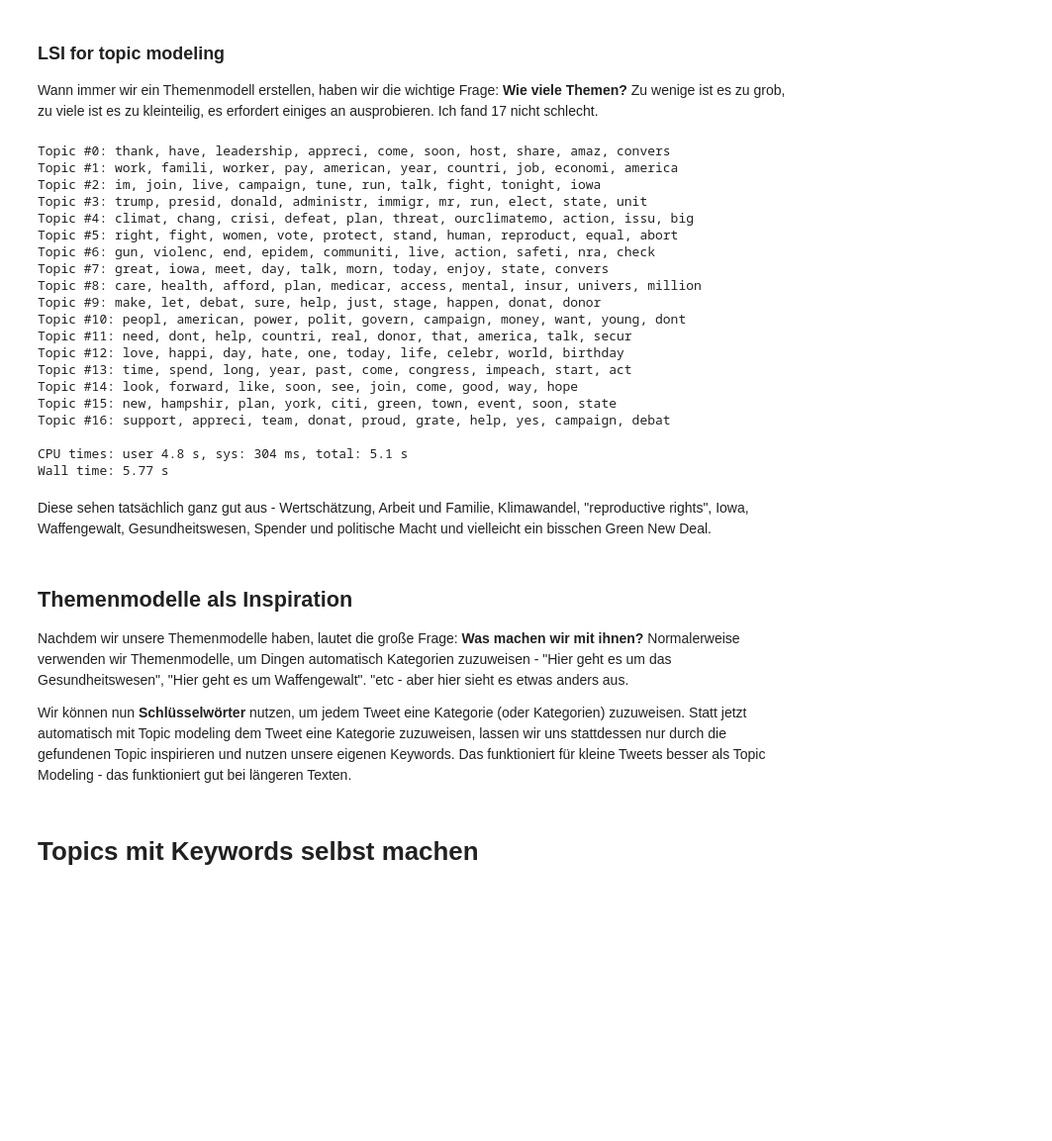
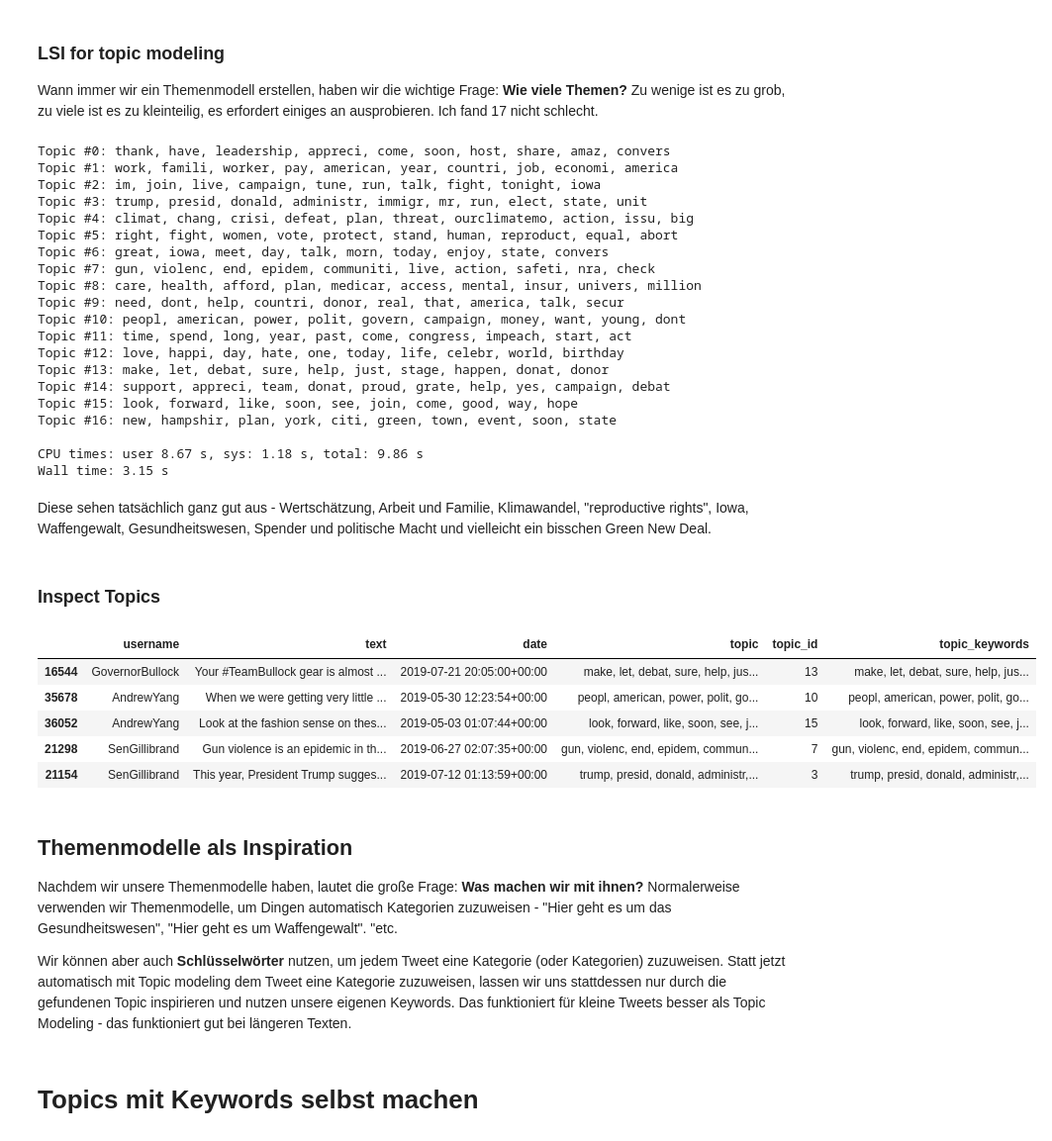
Before and after one commit to MAZ-CAS-DDJ/kurs_20_21, a Jupyter notebook: 16 Textanalyse Verfiefung Teil 2/2.7 Ganzes Beispiel von A-Z - Topic modeling for tweets.ipynb, the cells around one changed output. Shown at 99% size. Saved outputs shown, nothing was run; the diff lists cells and outputs as text; code cells hidden in the pictures; blank space fills up the shorter version.

Commit message:
topics

```diff
--- a/16 Textanalyse Verfiefung Teil 2/2.7 Ganzes Beispiel von A-Z - Topic modeling for tweets.ipynb
+++ b/16 Textanalyse Verfiefung Teil 2/2.7 Ganzes Beispiel von A-Z - Topic modeling for tweets.ipynb
@@ -127,16 +127,19 @@ from sklearn.decomposition import NMF
 
 # Tell the model to find the topics
 model = NMF(n_components=17)
-model.fit(matrix)
+result = model.fit_transform(matrix)
 
 # Print the top 10 words per category
 n_words = 10
 feature_names = vectorizer.get_feature_names()
 
+topic_columns = {}
 for topic_idx, topic in enumerate(model.components_):
     message = "Topic #%d: " % topic_idx
-    message += ", ".join([feature_names[i]
+    keywords = ", ".join([feature_names[i]
                          for i in topic.argsort()[:-n_words - 1:-1]])
+    message += keywords
+    topic_columns[topic_idx] = keywords
     print(message)
 print()
 # %% [output]
@@ -146,28 +149,41 @@ Topic #2: im, join, live, campaign, tune, run, talk, fight, tonight, iowa
 Topic #3: trump, presid, donald, administr, immigr, mr, run, elect, state, unit
 Topic #4: climat, chang, crisi, defeat, plan, threat, ourclimatemo, action, issu, big
 Topic #5: right, fight, women, vote, protect, stand, human, reproduct, equal, abort
-Topic #6: gun, violenc, end, epidem, communiti, live, action, safeti, nra, check
-Topic #7: great, iowa, meet, day, talk, morn, today, enjoy, state, convers
+Topic #6: great, iowa, meet, day, talk, morn, today, enjoy, state, convers
+Topic #7: gun, violenc, end, epidem, communiti, live, action, safeti, nra, check
 Topic #8: care, health, afford, plan, medicar, access, mental, insur, univers, million
-Topic #9: make, let, debat, sure, help, just, stage, happen, donat, donor
+Topic #9: need, dont, help, countri, donor, real, that, america, talk, secur
 Topic #10: peopl, american, power, polit, govern, campaign, money, want, young, dont
-Topic #11: need, dont, help, countri, real, donor, that, america, talk, secur
+Topic #11: time, spend, long, year, past, come, congress, impeach, start, act
 Topic #12: love, happi, day, hate, one, today, life, celebr, world, birthday
-Topic #13: time, spend, long, year, past, come, congress, impeach, start, act
-Topic #14: look, forward, like, soon, see, join, come, good, way, hope
-Topic #15: new, hampshir, plan, york, citi, green, town, event, soon, state
-Topic #16: support, appreci, team, donat, proud, grate, help, yes, campaign, debat
+Topic #13: make, let, debat, sure, help, just, stage, happen, donat, donor
+Topic #14: support, appreci, team, donat, proud, grate, help, yes, campaign, debat
+Topic #15: look, forward, like, soon, see, join, come, good, way, hope
+Topic #16: new, hampshir, plan, york, citi, green, town, event, soon, state
 
-CPU times: user 4.8 s, sys: 304 ms, total: 5.1 s
-Wall time: 5.77 s
+CPU times: user 8.67 s, sys: 1.18 s, total: 9.86 s
+Wall time: 3.15 s
 # %% [markdown]
 Diese sehen tatsächlich ganz gut  aus - Wertschätzung, Arbeit und Familie, Klimawandel, "reproductive rights", Iowa, Waffengewalt, Gesundheitswesen, Spender und politische Macht und vielleicht ein bisschen Green New Deal.
+# %% [markdown]
+### Inspect Topics
+# %%
+df["topic_id"] = [np.argmax(r) for r in result]
+df["topic_keywords"] = [topic_columns[np.argmax(r)] for r in result]
+df.sample(5)
+# %% [output]
+|  | username | text | date | topic | topic_id | topic_keywords |
+| 16544 | GovernorBullock | Your #TeamBullock gear is almost ... | 2019-07-21 20:05:00+00:00 | make, let, debat, sure, help, jus... | 13 | make, let, debat, sure, help, jus... |
+| 35678 | AndrewYang | When we were getting very little ... | 2019-05-30 12:23:54+00:00 | peopl, american, power, polit, go... | 10 | peopl, american, power, polit, go... |
+| 36052 | AndrewYang | Look at the fashion sense on thes... | 2019-05-03 01:07:44+00:00 | look, forward, like, soon, see, j... | 15 | look, forward, like, soon, see, j... |
+| 21298 | SenGillibrand | Gun violence is an epidemic in th... | 2019-06-27 02:07:35+00:00 | gun, violenc, end, epidem, commun... | 7 | gun, violenc, end, epidem, commun... |
+| 21154 | SenGillibrand | This year, President Trump sugges... | 2019-07-12 01:13:59+00:00 | trump, presid, donald, administr,... | 3 | trump, presid, donald, administr,... |
 # %% [markdown]
 ## Themenmodelle als Inspiration
 
-Nachdem wir unsere Themenmodelle haben, lautet die große Frage: **Was machen wir mit ihnen?** Normalerweise verwenden wir Themenmodelle, um Dingen automatisch Kategorien zuzuweisen - "Hier geht es um das Gesundheitswesen", "Hier geht es um Waffengewalt". "etc - aber hier sieht es etwas anders aus.
+Nachdem wir unsere Themenmodelle haben, lautet die große Frage: **Was machen wir mit ihnen?** Normalerweise verwenden wir Themenmodelle, um Dingen automatisch Kategorien zuzuweisen - "Hier geht es um das Gesundheitswesen", "Hier geht es um Waffengewalt". "etc.
 
-Wir können nun **Schlüsselwörter** nutzen, um jedem Tweet eine Kategorie (oder Kategorien) zuzuweisen. Statt jetzt automatisch mit Topic modeling dem Tweet eine Kategorie zuzuweisen, lassen wir uns stattdessen nur durch die gefundenen Topic inspirieren und nutzen unsere eigenen Keywords. Das funktioniert für kleine Tweets besser als Topic Modeling - das funktioniert gut bei längeren Texten.
+Wir können aber auch **Schlüsselwörter** nutzen, um jedem Tweet eine Kategorie (oder Kategorien) zuzuweisen. Statt jetzt automatisch mit Topic modeling dem Tweet eine Kategorie zuzuweisen, lassen wir uns stattdessen nur durch die gefundenen Topic inspirieren und nutzen unsere eigenen Keywords. Das funktioniert für kleine Tweets besser als Topic Modeling - das funktioniert gut bei längeren Texten.
 # %% [markdown]
 # Topics mit Keywords selbst machen
 # %% [markdown]
```
Also changed, not shown: parts of 2 cells of this notebook.
